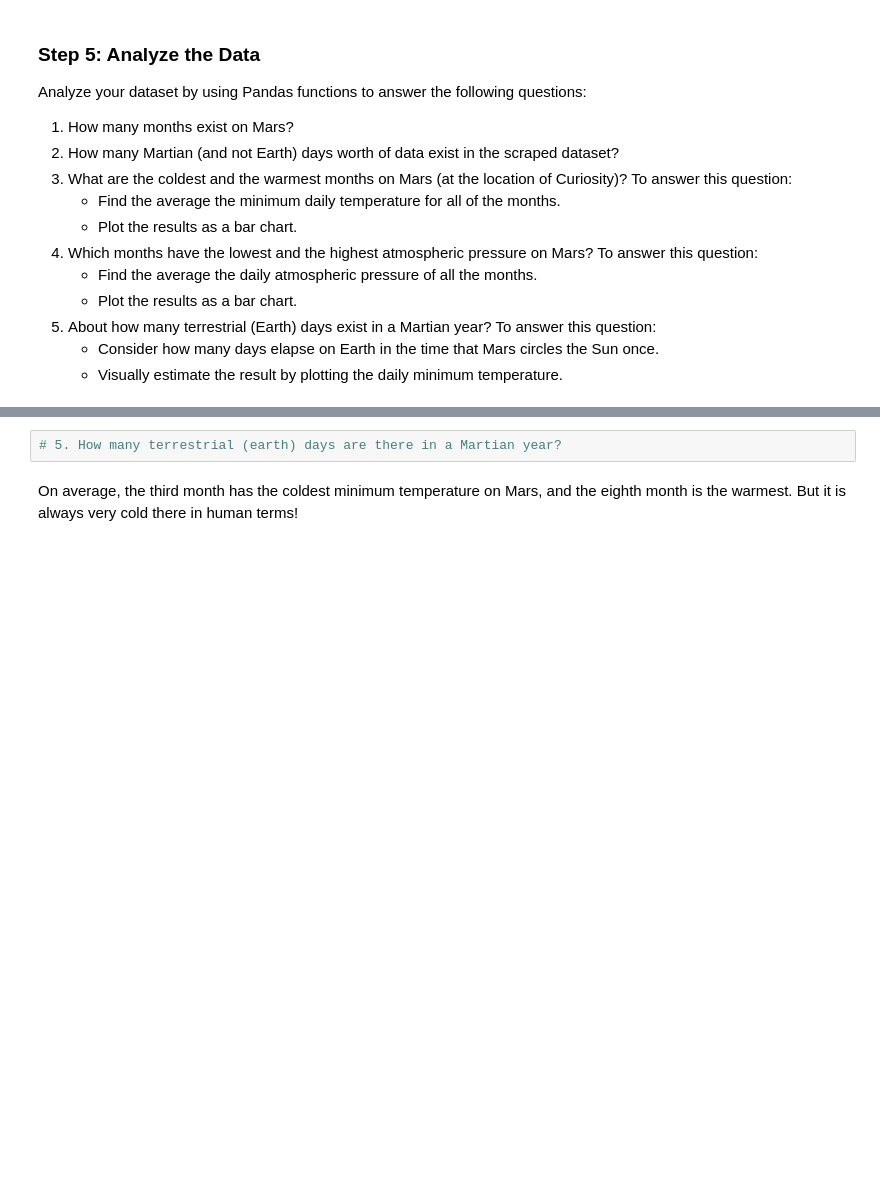
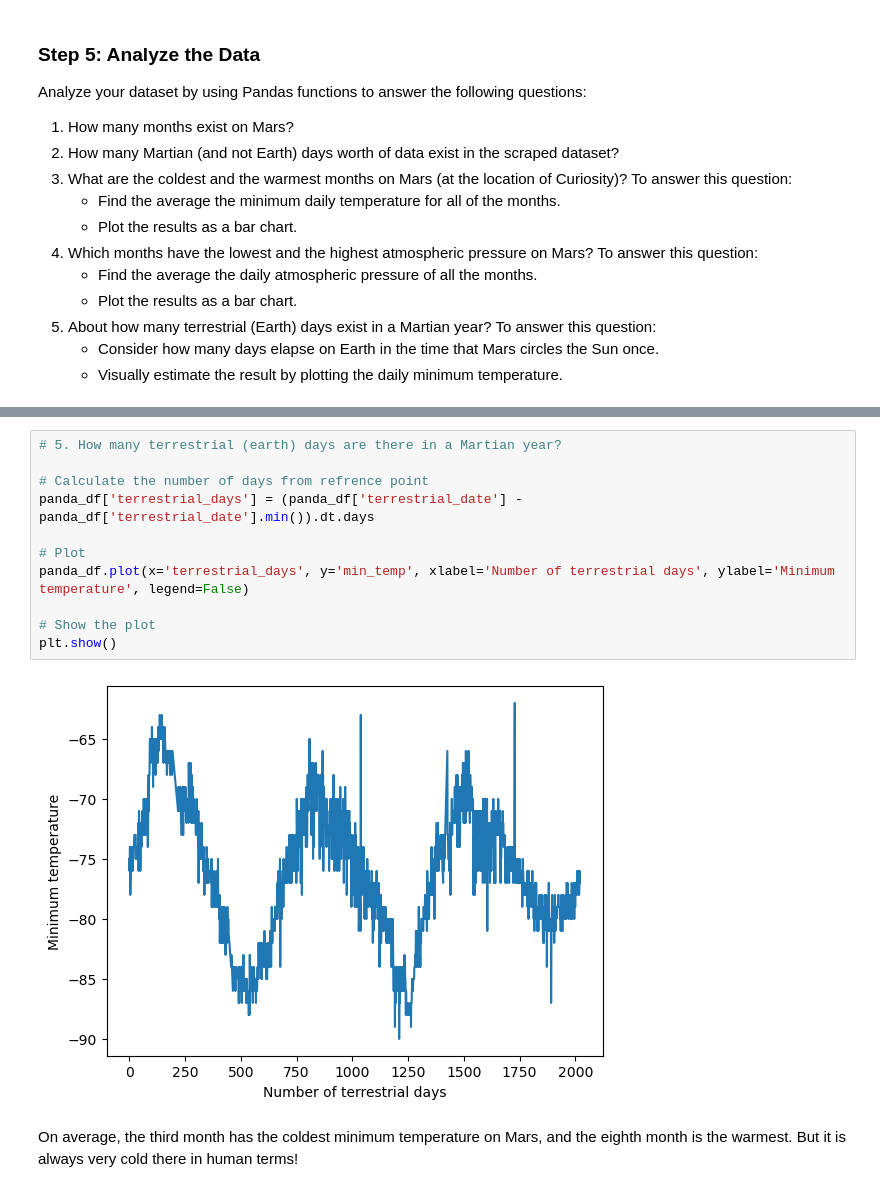
Before and after one commit to mananaseri/scraping, a Jupyter notebook: part_2_mars_weather.ipynb, the cells around one changed output, grey strips where cells are left out. Saved outputs shown, nothing was run; the diff lists cells and outputs as text; blank space fills up the shorter version.

```diff
--- a/part_2_mars_weather.ipynb
+++ b/part_2_mars_weather.ipynb
@@ -148,5 +223,16 @@ Analyze your dataset by using Pandas functions to answer the following questions
-# %%
-# 5. How many terrestrial (earth) days are there in a Martian year?
+# %%
+# 5. How many terrestrial (earth) days are there in a Martian year?
+
+# Calculate the number of days from refrence point
+panda_df['terrestrial_days'] = (panda_df['terrestrial_date'] - panda_df['terrestrial_date'].min()).dt.days
+
+# Plot
+panda_df.plot(x='terrestrial_days', y='min_temp', xlabel='Number of terrestrial days', ylabel='Minimum temperature', legend=False)
+
+# Show the plot
+plt.show()
+# %% [output]
+[figure, added]
 # %% [markdown]
 On average, the third month has the coldest minimum temperature on Mars, and the eighth month is the warmest. But it is always very cold there in human terms!
 # %% [markdown]
```
Also changed, not shown: parts of 9 cells of this notebook, 1 other file.
